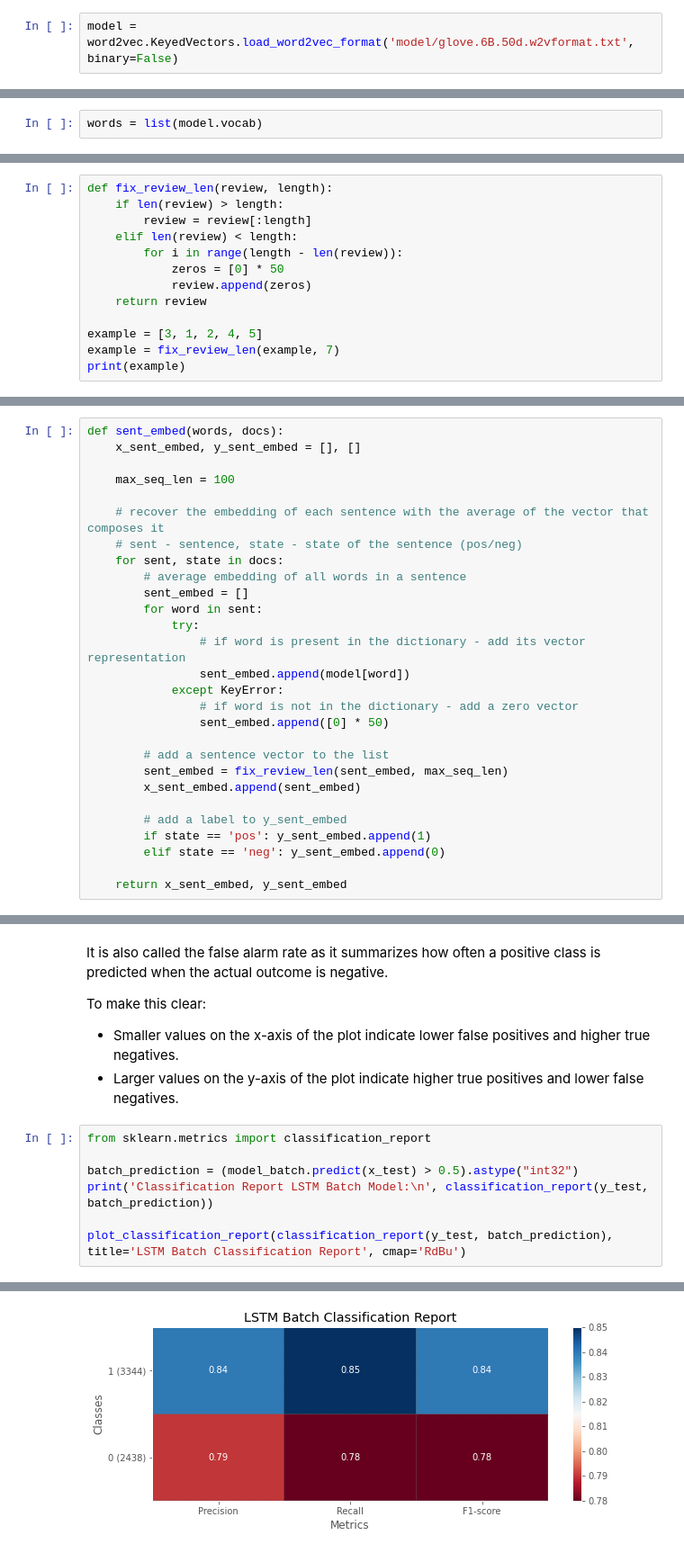
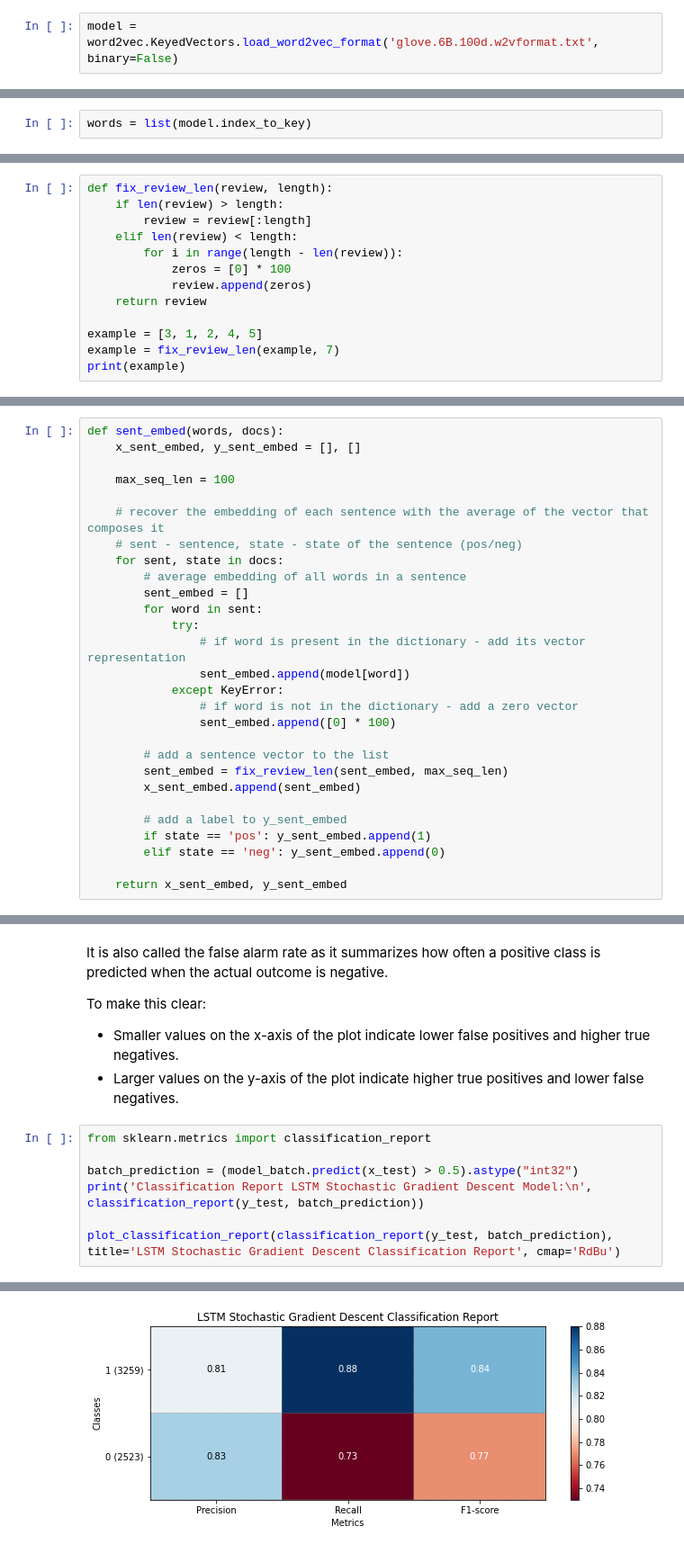
Before and after one commit to jackshendrikov/sentimento, a Jupyter notebook: Part III - Training and Development of Different LSTM Models.ipynb, the cells around one changed output, grey strips where cells are left out. Shown: that part at 90% size. Cells and saved outputs as stored; diff of their text form.

Commit message:
Update models

```diff
--- a/Part III - Training and Development of Different LSTM Models.ipynb
+++ b/Part III - Training and Development of Different LSTM Models.ipynb
@@ -43,9 +43,9 @@ This may take some time, as the model contains 400 000 words, so we will get a 4
 # %%
-model = word2vec.KeyedVectors.load_word2vec_format('model/glove.6B.50d.w2vformat.txt', binary=False)
+model = word2vec.KeyedVectors.load_word2vec_format('glove.6B.100d.w2vformat.txt', binary=False)
 # %% [markdown]
 Now let's get a list of all the words from our dictionary:
 # %%
-words = list(model.vocab)
+words = list(model.index_to_key)
 # %% [markdown]
 Just to make sure everything is loaded correctly, we can look at the dimensions of the dictionary list and the embedding matrix:
 # %%
@@ -114,7 +114,7 @@ def fix_review_len(review, length):
         review = review[:length]
     elif len(review) < length:
         for i in range(length - len(review)):
-            zeros = [0] * 50
+            zeros = [0] * 100
             review.append(zeros)
     return review
 
@@ -144,7 +144,7 @@ def sent_embed(words, docs):
                 sent_embed.append(model[word])
             except KeyError:
                 # if word is not in the dictionary - add a zero vector
-                sent_embed.append([0] * 50)
+                sent_embed.append([0] * 100)
 
         # add a sentence vector to the list
         sent_embed = fix_review_len(sent_embed, max_seq_len)
@@ -844,7 +869,7 @@ To make this clear:
 from sklearn.metrics import classification_report
 
 batch_prediction = (model_batch.predict(x_test) > 0.5).astype("int32")
-print('Classification Report LSTM Batch Model:\n', classification_report(y_test, batch_prediction))
+print('Classification Report LSTM Stochastic Gradient Descent Model:\n', classification_report(y_test, batch_prediction))
 
-plot_classification_report(classification_report(y_test, batch_prediction), title='LSTM Batch Classification Report', cmap='RdBu')
+plot_classification_report(classification_report(y_test, batch_prediction), title='LSTM Stochastic Gradient Descent Classification Report', cmap='RdBu')
 # %% [output]
@@ -860,4 +885,4 @@ weighted avg       0.82      0.82      0.82      5782
-[figure, old version]
+[figure, new version]
 # %%
 mini_prediction = (model_mini.predict(x_test) > 0.5).astype("int32")
 print('Classification Report LSTM Mini-Batch Model:\n', classification_report(y_test, mini_prediction))
```
Also changed, not shown: parts of 54 cells of this notebook, 12 other files.
